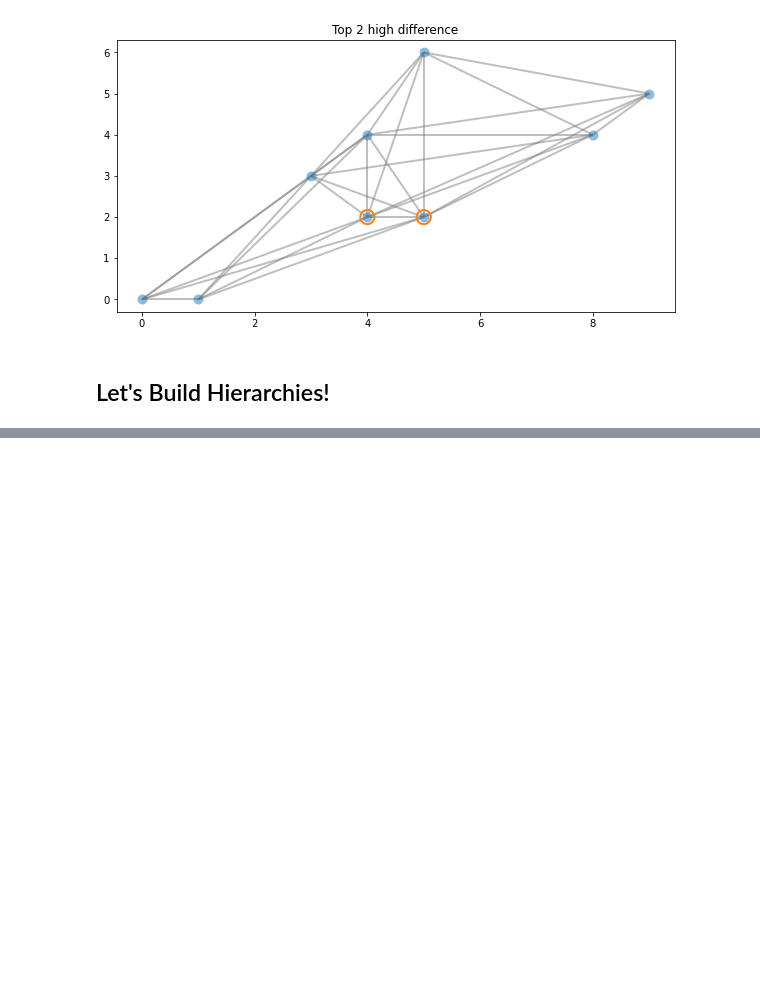
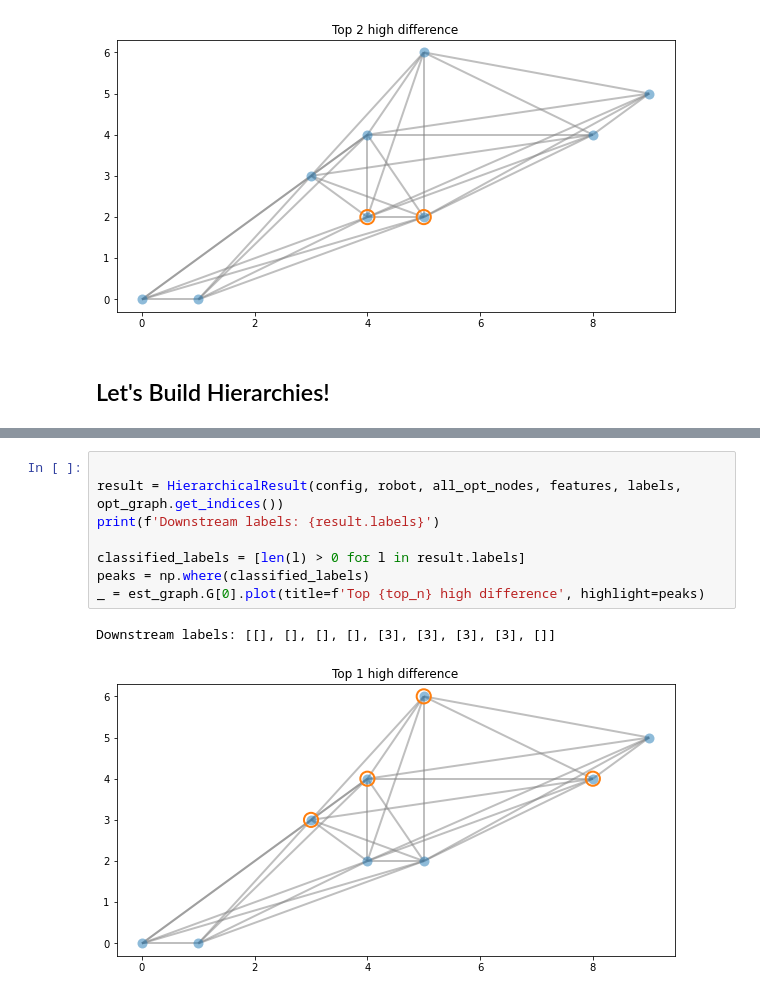
Before and after one commit to ethz-asl/fgsp, a Jupyter notebook: src/hiearchy_test.ipynb, the cells around one changed output, grey strips where cells are left out. Cells and saved outputs as stored; diff of their text form; blank space fills up the shorter version.

```diff
--- a/src/hiearchy_test.ipynb
+++ b/src/hiearchy_test.ipynb
@@ -103,0 +182,11 @@ _ = est_graph.G.plot(title=f'Top {top_n} high difference', highlight=peaks)
+# %%
+
+result = HierarchicalResult(config, robot, all_opt_nodes, features, labels, opt_graph.get_indices())
+print(f'Downstream labels: {result.labels}')
+
+classified_labels = [len(l) > 0 for l in result.labels]
+peaks = np.where(classified_labels)
+_ = est_graph.G[0].plot(title=f'Top {top_n} high difference', highlight=peaks)
+# %% [output]
+Downstream labels: [[], [], [], [], [3], [3], [3], [3], []]
+[figure, added]
```
Also changed, not shown: parts of 7 cells of this notebook, 4 other files.
